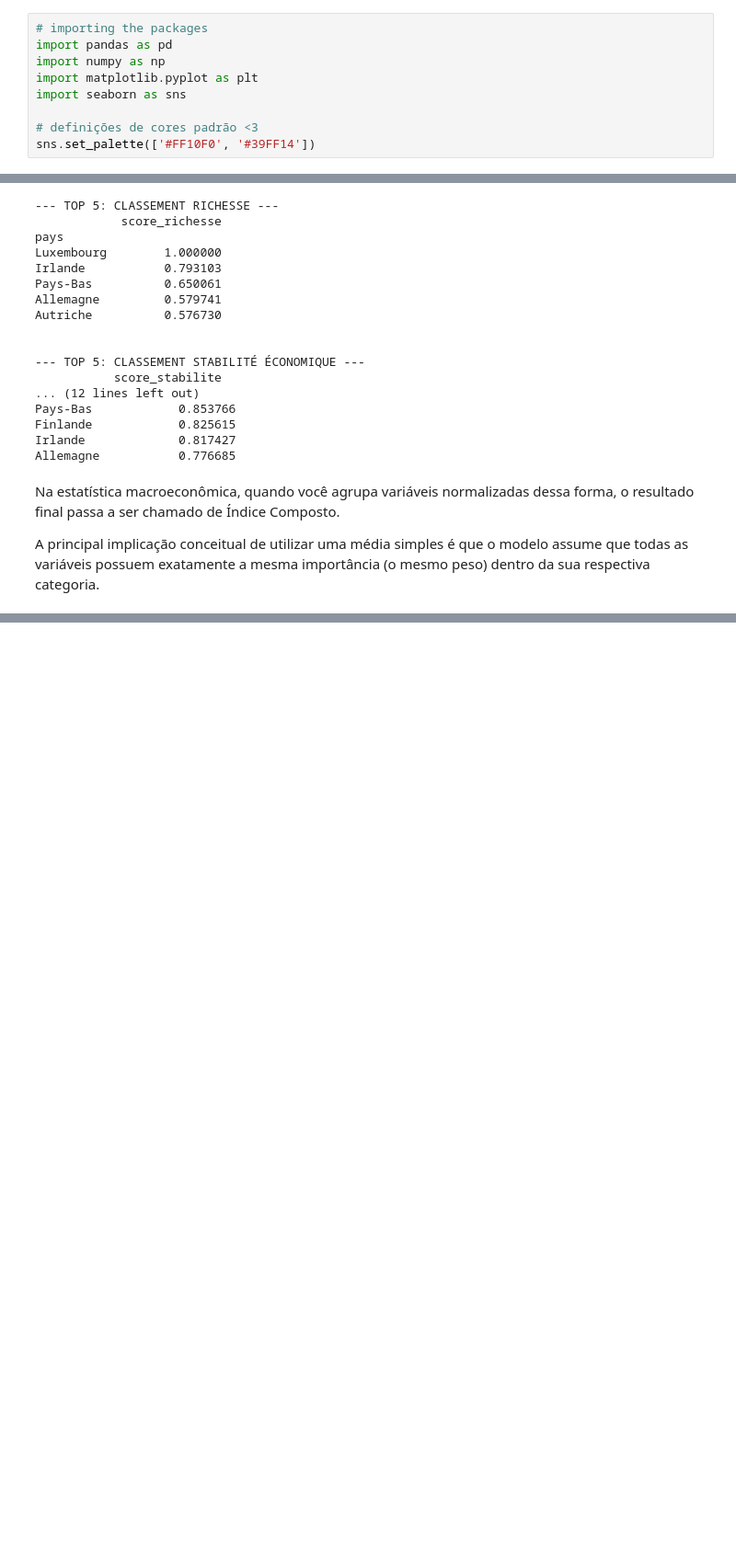
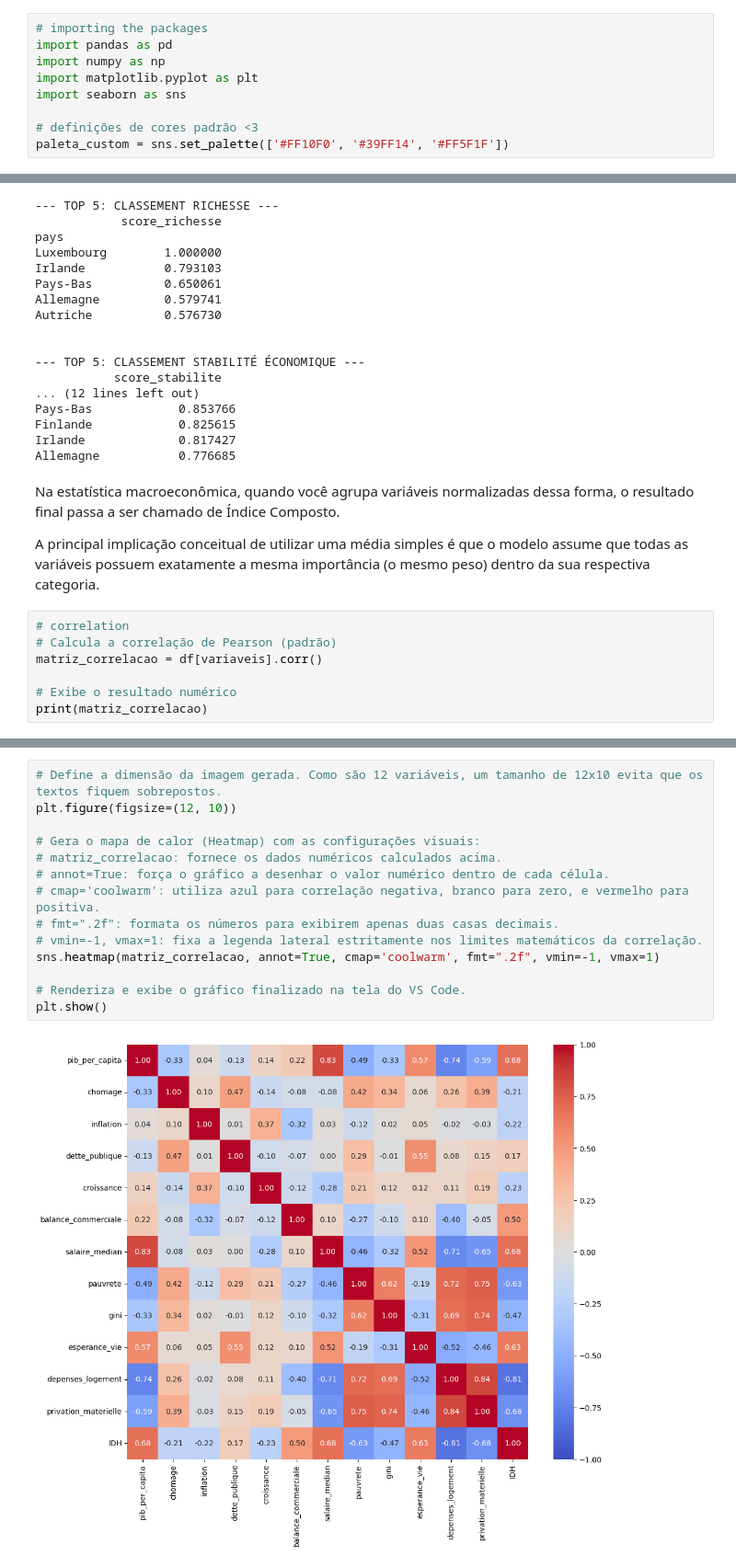
Before and after one commit to melissa-mariano/AnalyseZoneEuro, a Jupyter notebook: economie_analyse.ipynb, the cells around one changed output, grey strips where cells are left out. Shown at 92% size. Cells and saved outputs as stored; diff of their text form; blank space fills up the shorter version.

```diff
--- a/economie_analyse.ipynb
+++ b/economie_analyse.ipynb
@@ -6,7 +6,7 @@ import matplotlib.pyplot as plt
 import seaborn as sns
 
 # definições de cores padrão <3
-sns.set_palette(['#FF10F0', '#39FF14'])
+paleta_custom = sns.set_palette(['#FF10F0', '#39FF14', '#FF5F1F'])
 # %%
 # importer les données
 df = pd.read_csv('database_contries.csv', sep=';', decimal=',')
@@ -308,3 +308,10 @@ Allemagne           0.776685
 Na estatística macroeconômica, quando você agrupa variáveis normalizadas dessa forma, o resultado final passa a ser chamado de Índice Composto.
 
 A principal implicação conceitual de utilizar uma média simples é que o modelo assume que todas as variáveis possuem exatamente a mesma importância (o mesmo peso) dentro da sua respectiva categoria.
+# %%
+# correlation
+# Calcula a correlação de Pearson (padrão)
+matriz_correlacao = df[variaveis].corr()
+
+# Exibe o resultado numérico
+print(matriz_correlacao)
@@ -310,0 +336,16 @@ A principal implicação conceitual de utilizar uma média simples é que o mode
+# %%
+# Define a dimensão da imagem gerada. Como são 12 variáveis, um tamanho de 12x10 evita que os textos fiquem sobrepostos.
+plt.figure(figsize=(12, 10))
+
+# Gera o mapa de calor (Heatmap) com as configurações visuais:
+# matriz_correlacao: fornece os dados numéricos calculados acima.
+# annot=True: força o gráfico a desenhar o valor numérico dentro de cada célula.
+# cmap='coolwarm': utiliza azul para correlação negativa, branco para zero, e vermelho para positiva.
+# fmt=".2f": formata os números para exibirem apenas duas casas decimais.
+# vmin=-1, vmax=1: fixa a legenda lateral estritamente nos limites matemáticos da correlação.
+sns.heatmap(matriz_correlacao, annot=True, cmap='coolwarm', fmt=".2f", vmin=-1, vmax=1)
+
+# Renderiza e exibe o gráfico finalizado na tela do VS Code.
+plt.show()
+# %% [output]
+[figure, added]
```
Also changed, not shown: parts of 11 cells of this notebook, 1 other file.
